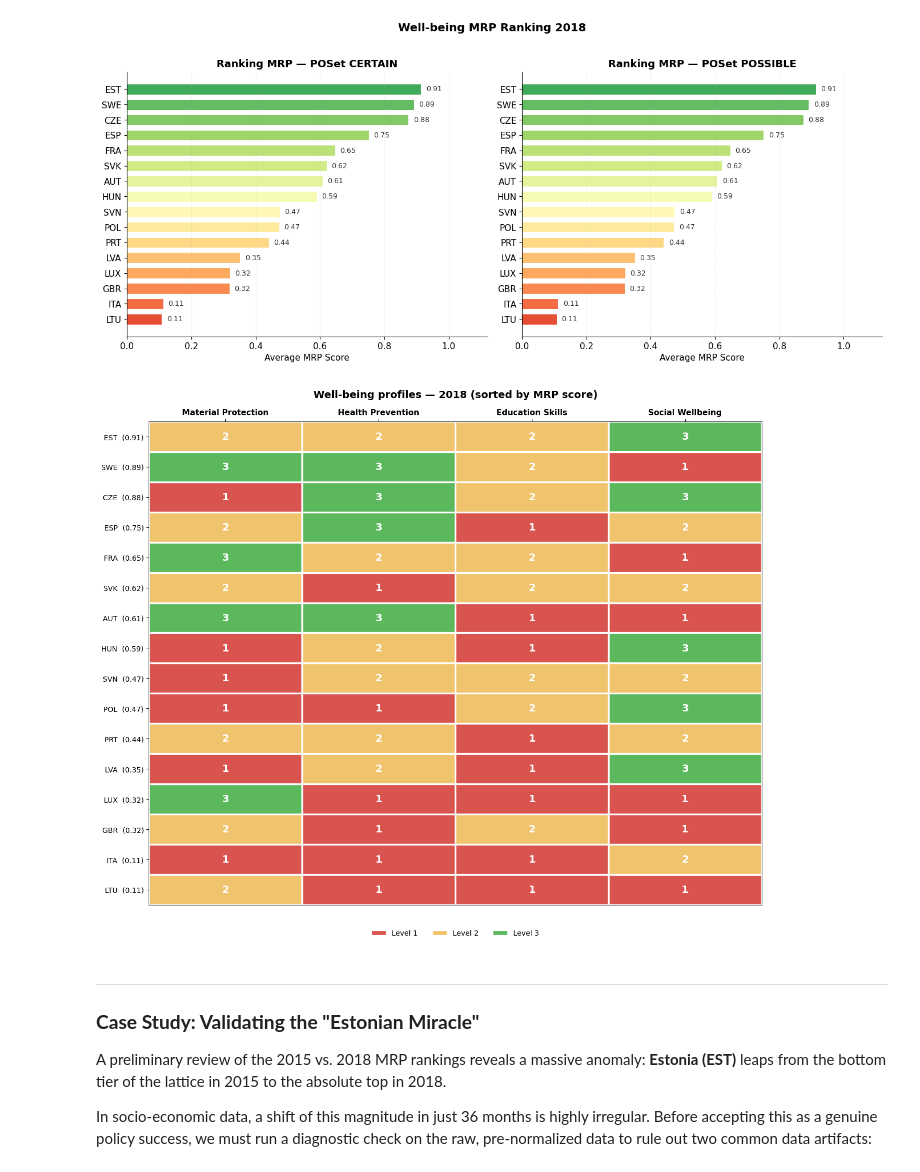
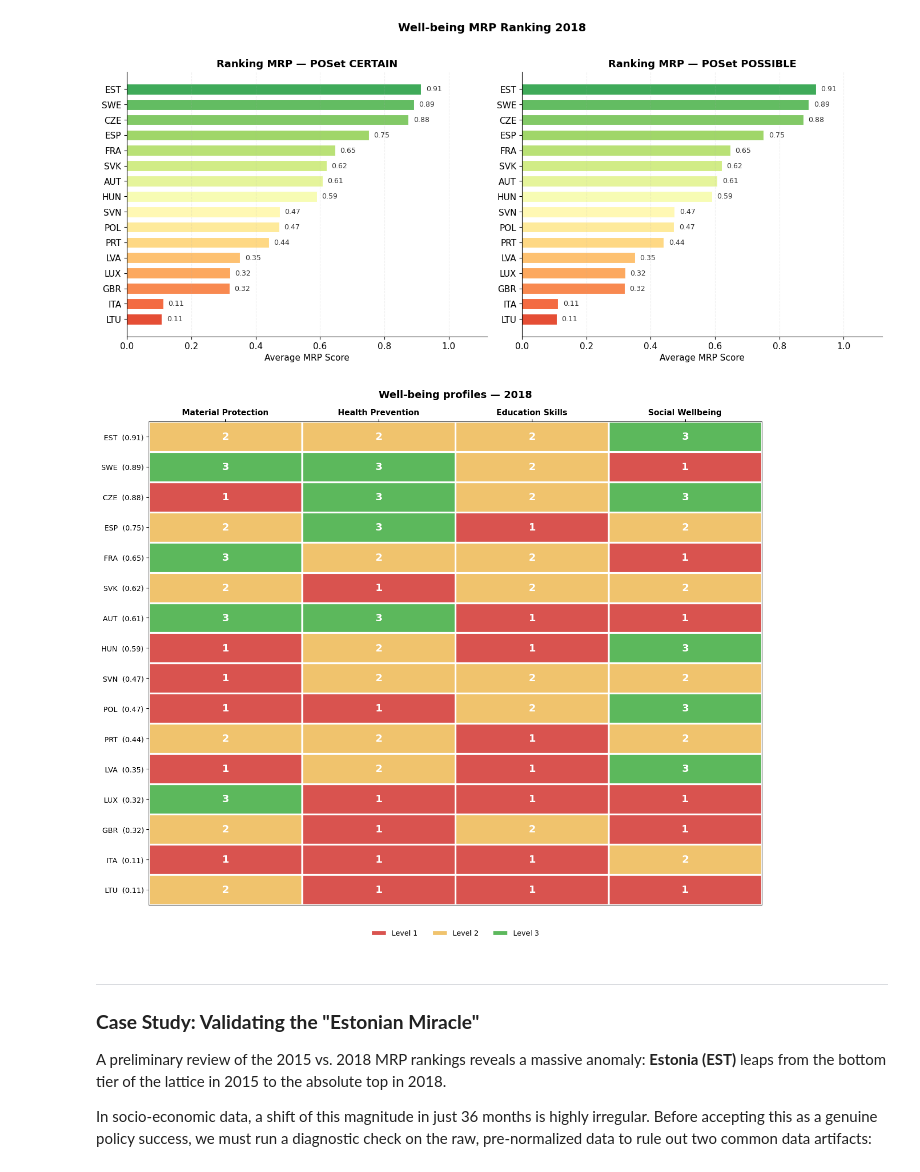
Before and after one commit to MarcoManduca/child_well-being, a Jupyter notebook: notebooks/060_Poset_analysis.ipynb, the cells around one changed output. Cells and saved outputs as stored; diff of their text form; code cells hidden in the pictures.

Commit message:
docs: update markdown cells, images and README.md

```diff
--- a/notebooks/060_Poset_analysis.ipynb
+++ b/notebooks/060_Poset_analysis.ipynb
@@ -40,7 +40,7 @@ import pickle
 ## 1. Import POSets
 # %%
 n_levels_macro = 3
-path = f"../data/050_posets.pkl"
+path = f"../data/050_posets_macro_dimensions_{n_levels_macro}_level.pkl"
 with open(path, "rb") as f:
     results = pickle.load(f)
 # %% [markdown]
@@ -187,7 +187,7 @@ fig, axes = plot_mrp_ranking(
     elements=result_sel15["elements"],
     mrp_certain=mrp_cert,
     mrp_possible=mrp_poss,
-    suptitle="Well-being MRP Ranking 2018",
+    suptitle="Well-being MRP Ranking 2015",
     dpi=200,
 )
 # %% [output]
@@ -368,11 +368,11 @@ fig, axes = plot_mrp_ranking(
 # %%
 fig, ax = plot_profile_heatmap(
     df=df_macro_2018,
     mrp_result=mrp_cert,
-    title="Well-being profiles — 2018 (sorted by MRP score)",
+    title="Well-being profiles — 2018",
 )
 # %% [output]
-[figure, old version]
+[figure, new version]
 # %% [markdown]
 ***
 
```
Also changed, not shown: parts of 4 cells of this notebook, 12 other files.
